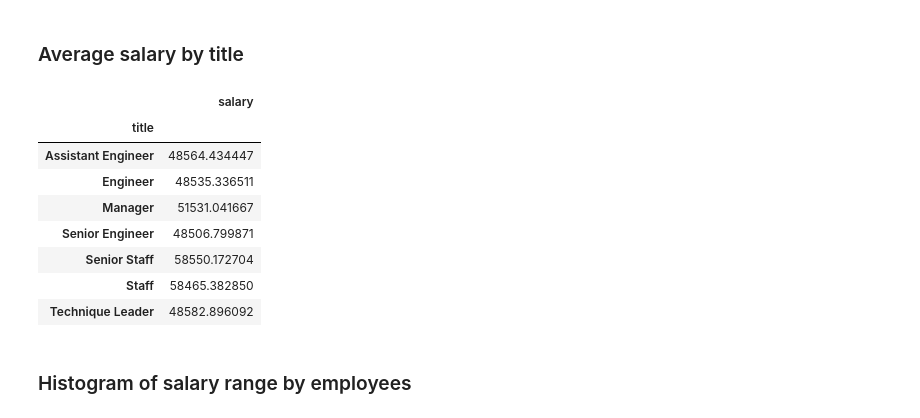
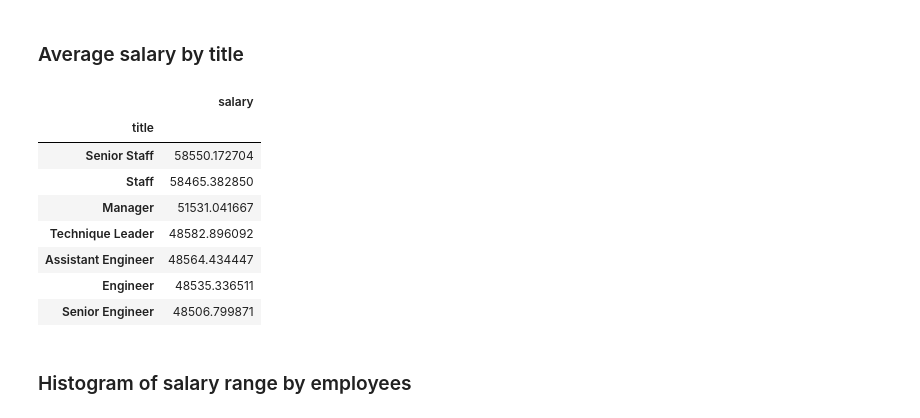
Before and after one commit to divya-gh/sql-challenge, a Jupyter notebook: Analysis/PH-Bonus.ipynb, the cells around one changed output. Saved outputs shown, nothing was run; the diff lists cells and outputs as text; code cells hidden in the pictures.

```diff
--- a/Analysis/PH-Bonus.ipynb
+++ b/Analysis/PH-Bonus.ipynb
@@ -100,18 +81,19 @@ salary_by_title_name.head()
 # %%
 
 salary_group = salary_by_title_name.groupby('title')
 salary_group = pd.DataFrame(salary_group ['salary'].mean())
+salary_group = salary_group.sort_values(by = 'salary' , ascending=False)
 salary_group
 # %% [output]
 |  | salary |
 | title |  |
+| Senior Staff | 58550.172704 |
+| Staff | 58465.382850 |
+| Manager | 51531.041667 |
+| Technique Leader | 48582.896092 |
 | Assistant Engineer | 48564.434447 |
 | Engineer | 48535.336511 |
-| Manager | 51531.041667 |
 | Senior Engineer | 48506.799871 |
-| Senior Staff | 58550.172704 |
-| Staff | 58465.382850 |
-| Technique Leader | 48582.896092 |
 # %% [markdown]
 ### Histogram of salary range by employees
 # %%
```
Also changed, not shown: parts of 7 cells of this notebook.
